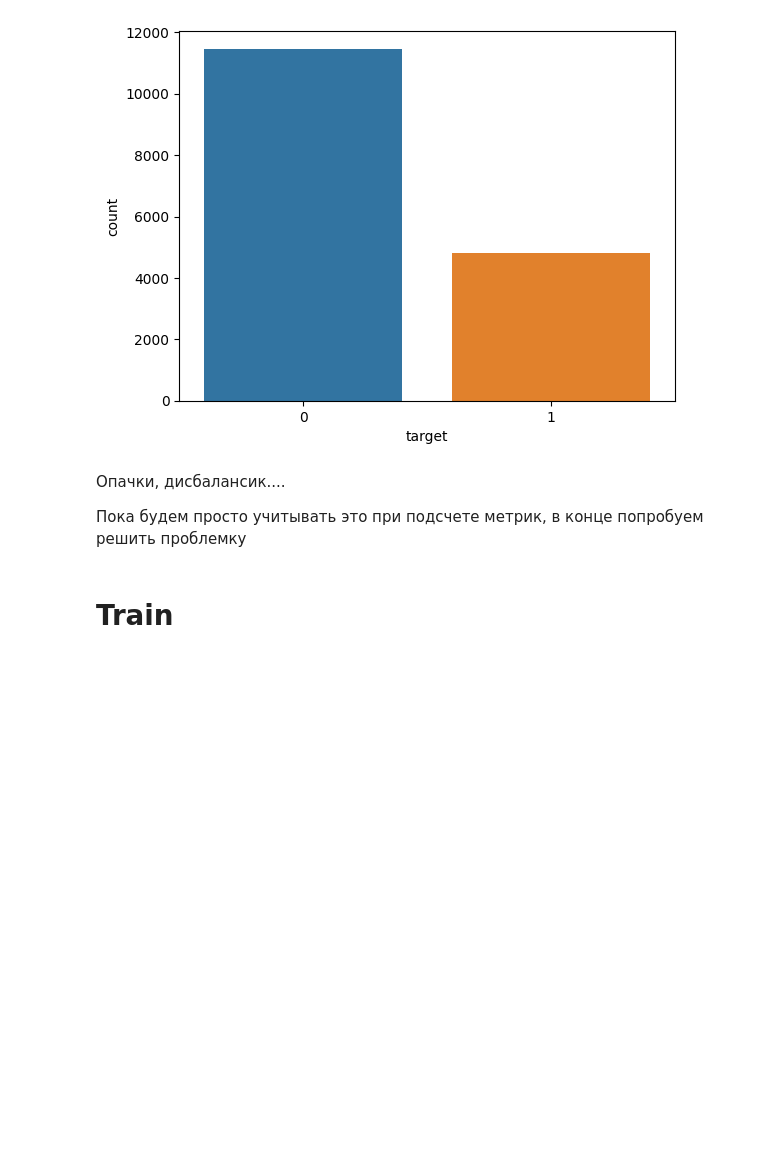
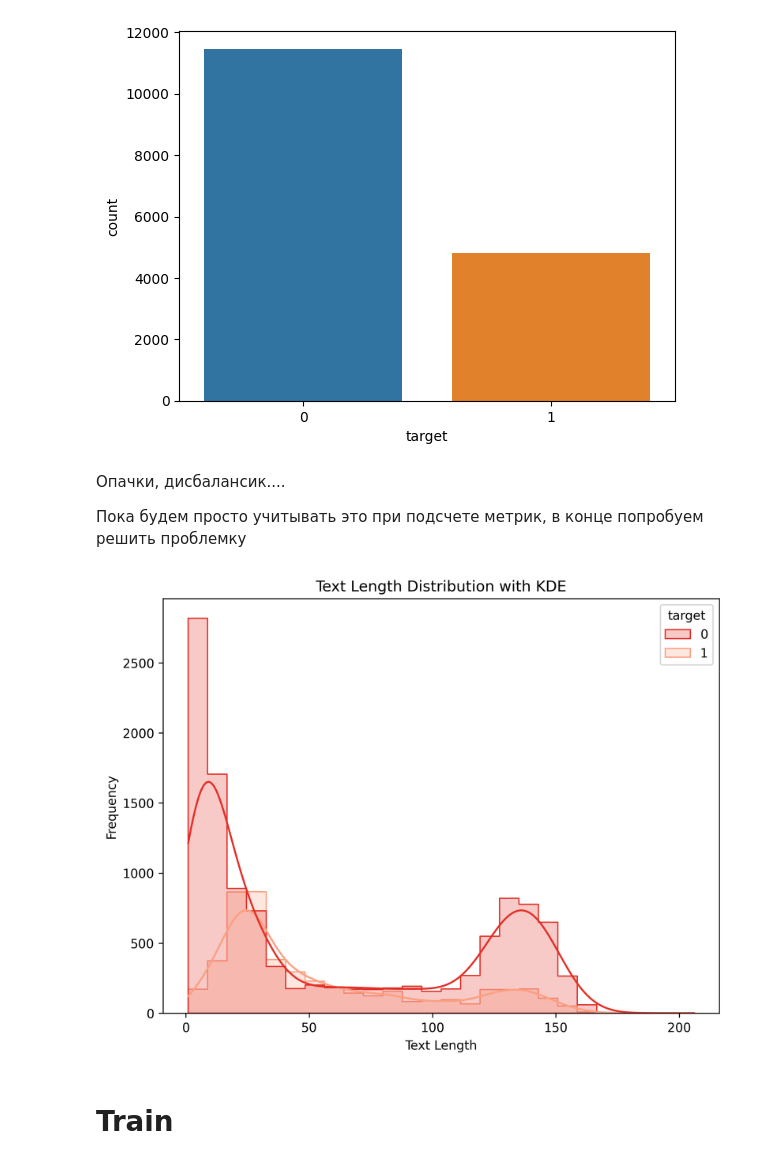
Before and after one commit to BuldakovMikhail/vk_test_spam, a Jupyter notebook: main.ipynb, the cells around one changed output. Cells and saved outputs as stored; diff of their text form; code cells hidden in the pictures; blank space fills up the shorter version.

```diff
--- a/main.ipynb
+++ b/main.ipynb
@@ -81,3 +81,6 @@ sns.countplot(x='target', data=train)
 Опачки, дисбалансик....
 
 Пока будем просто учитывать это при подсчете метрик, в конце попробуем решить проблемку
+# %%
+temp = train
+temp['text_length'] = temp['text'].apply(lambda x: len(x.split()))
@@ -84,3 +89,14 @@ sns.countplot(x='target', data=train)
+# %%
+red_palette = sns.color_palette("Reds_r", 2)
+plt.figure(figsize=(8, 6), dpi=300)
+sns.set_palette(red_palette)
+sns.histplot(data=temp, x='text_length', hue='target', kde=True, element='step')
+plt.title('Text Length Distribution with KDE')
+plt.xlabel('Text Length')
+plt.ylabel('Frequency')
+plt.show()
+# %% [output]
+[figure, added]
 # %% [markdown]
 # Train
 # %% [markdown]
```
Also changed, not shown: parts of 1 cell of this notebook.
